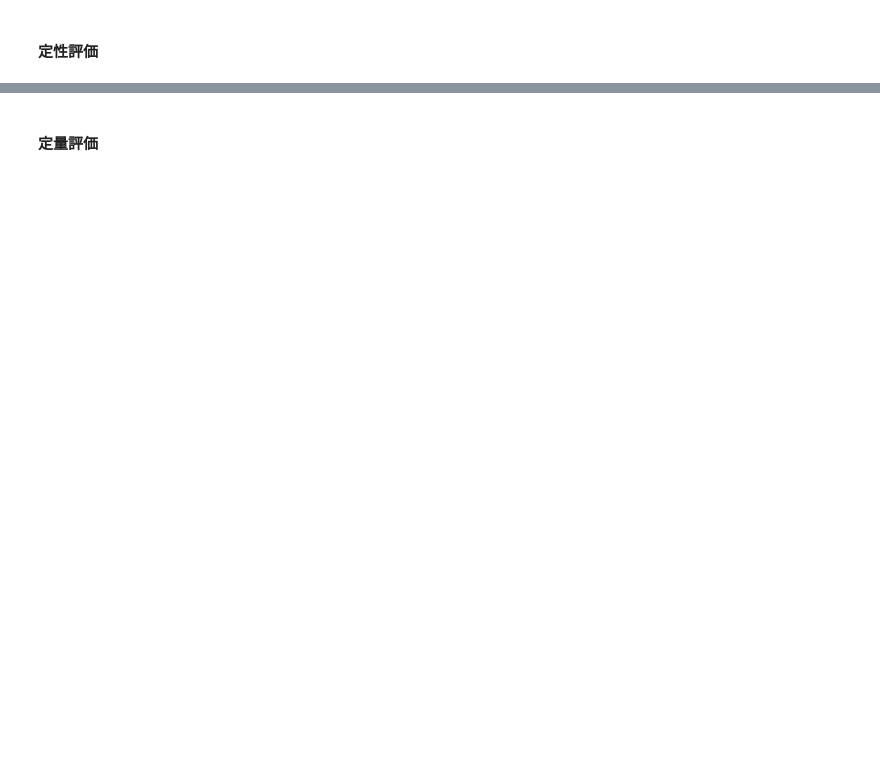
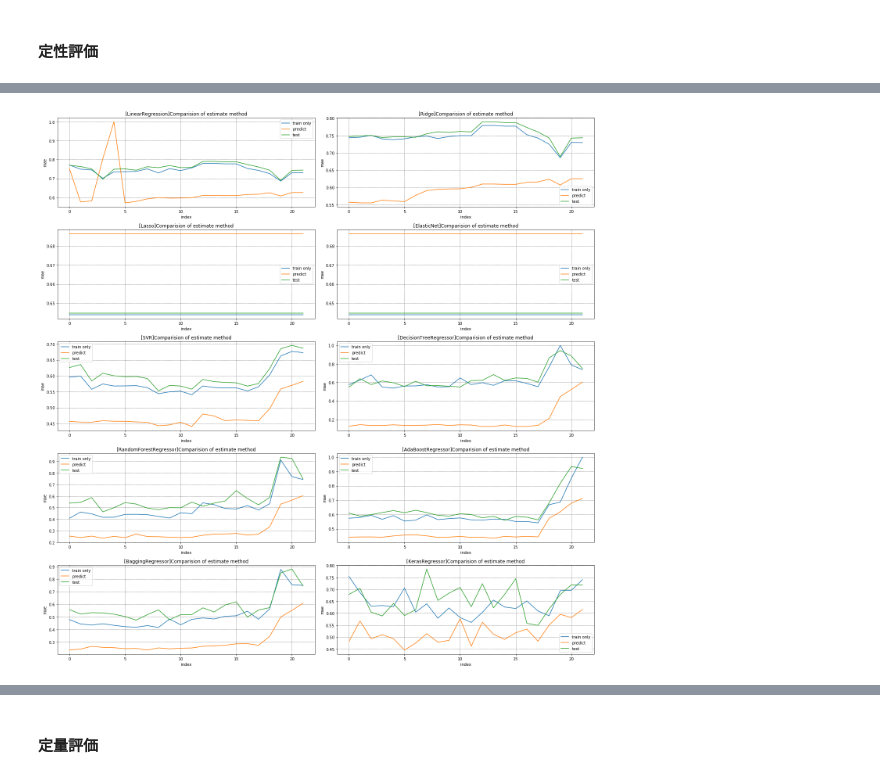
Before and after one commit to kusafusa-k/kaggle, a Jupyter notebook: Car_Fuel_Consumption/DAY3_work_草房慶.ipynb, the cells around one changed output, grey strips where cells are left out. Drawn from its saved outputs; the diff is of its cells as text; code cells hidden in the pictures; blank space fills up the shorter version.

```diff
--- a/Car_Fuel_Consumption/DAY3_work_草房慶.ipynb
+++ b/Car_Fuel_Consumption/DAY3_work_草房慶.ipynb
@@ -1083,3 +1119,89 @@ fig.show()
+# %%
+# グラフによる訓練誤差・汎化誤差の比較
+fig, ax = plt.subplots(5, 2, figsize=(20, 20))
+
+ax[0][0].set_title('[LinearRegression]Comparision of estimate method')
+ax[0][0].plot(lenearregression_mae.keys(), lenearregression_mae.values(), label='train only')
+ax[0][0].plot(lenearregression_predict_mae.keys(), lenearregression_predict_mae.values(), label='predict')
+ax[0][0].plot(lenearregression_test_mae.keys(), lenearregression_test_mae.values(), label='test')
+# ax[0][0].plot(lenearregression_cv_mae.keys(), lenearregression_cv_mae.values(), label='CV')
+# ax[0][0].plot(lenearregression_gs_mae.keys(), lenearregression_gs_mae.values(), label='CV + GS')
+
+ax[0][1].set_title('[Ridge]Comparision of estimate method')
+ax[0][1].plot(ridge_mae.keys(), ridge_mae.values(), label='train only')
+ax[0][1].plot(ridge_predict_mae.keys(), ridge_predict_mae.values(), label='predict')
+ax[0][1].plot(ridge_test_mae.keys(), ridge_test_mae.values(), label='test')
+# ax[1][1].plot(ridge_cv_mae.keys(), ridge_cv_mae.values(), label='CV')
+# ax[1][1].plot(ridge_gs_mae.keys(), ridge_gs_mae.values(), label='CV + GS')
+
+ax[1][0].set_title('[Lasso]Comparision of estimate method')
+ax[1][0].plot(lasso_mae.keys(), lasso_mae.values(), label='train only')
+ax[1][0].plot(lasso_predict_mae.keys(), lasso_predict_mae.values(), label='predict')
+ax[1][0].plot(lasso_test_mae.keys(), lasso_test_mae.values(), label='test')
+# ax[2].plot(lasso_cv_mae.keys(), lasso_cv_mae.values(), label='CV')
+# ax[2].plot(lasso_gs_mae.keys(), lasso_gs_mae.values(), label='CV + GS')
+
+ax[1][1].set_title('[ElasticNet]Comparision of estimate method')
+ax[1][1].plot(elasticnet_mae.keys(), elasticnet_mae.values(), label='train only')
+ax[1][1].plot(elasticnet_predict_mae.keys(), elasticnet_predict_mae.values(), label='predict')
+ax[1][1].plot(elasticnet_test_mae.keys(), elasticnet_test_mae.values(), label='test')
+# ax[1][1].plot(elasticnet_cv_mae.keys(), elasticnet_cv_mae.values(), label='CV')
+# ax[1][1].plot(elasticnet_gs_mae.keys(), elasticnet_gs_mae.values(), label='CV + GS')
+
+ax[2][0].set_title('[SVR]Comparision of estimate method')
+ax[2][0].plot(svr_mae.keys(), svr_mae.values(), label='train only')
+ax[2][0].plot(svr_predict_mae.keys(), svr_predict_mae.values(), label='predict')
+ax[2][0].plot(svr_test_mae.keys(), svr_test_mae.values(), label='test')
+# ax[2][0].plot(svr_cv_mae.keys(), svr_cv_mae.values(), label='CV')
+# ax[2][0].plot(svr_gs_mae.keys(), svr_gs_mae.values(), label='CV + GS')
+
+ax[2][1].set_title('[DecisionTreeRegressor]Comparision of estimate method')
+ax[2][1].plot(decisiontreeregressor_mae.keys(), decisiontreeregressor_mae.values(), label='train only')
+ax[2][1].plot(decisiontreeregressor_predict_mae.keys(), decisiontreeregressor_predict_mae.values(), label='predict')
+ax[2][1].plot(decisiontreeregressor_test_mae.keys(), decisiontreeregressor_test_mae.values(), label='test')
+# ax[2][1].plot(decisiontreeregressor_cv_mae.keys(), decisiontreeregressor_cv_mae.values(), label='CV')
+# ax[2][1].plot(decisiontreeregressor_gs_mae.keys(), decisiontreeregressor_gs_mae.values(), label='CV + GS')
+
+ax[3][0].set_title('[RandomForestRegressor]Comparision of estimate method')
+ax[3][0].plot(randomforestregressor_mae.keys(), randomforestregressor_mae.values(), label='train only')
+ax[3][0].plot(randomforestregressor_predict_mae.keys(), randomforestregressor_predict_mae.values(), label='predict')
+ax[3][0].plot(randomforestregressor_test_mae.keys(), randomforestregressor_test_mae.values(), label='test')
+# ax[3][0].plot(randomforestregressor_cv_mae.keys(), randomforestregressor_cv_mae.values(), label='CV')
+# ax[3][0].plot(randomforestregressor_gs_mae.keys(), randomforestregressor_gs_mae.values(), label='CV + GS')
+
+ax[3][1].set_title('[AdaBoostRegressor]Comparision of estimate method')
+ax[3][1].plot(adaboostregressor_mae.keys(), adaboostregressor_mae.values(), label='train only')
+ax[3][1].plot(adaboostregressor_predict_mae.keys(), adaboostregressor_predict_mae.values(), label='predict')
+ax[3][1].plot(adaboostregressor_test_mae.keys(), adaboostregressor_test_mae.values(), label='test')
+# ax[3][1].plot(adaboostregressor_cv_mae.keys(), adaboostregressor_cv_mae.values(), label='CV')
+# ax[3][1].plot(adaboostregressor_gs_mae.keys(), adaboostregressor_gs_mae.values(), label='CV + GS')
+
+ax[4][0].set_title('[BaggingRegressor]Comparision of estimate method')
+ax[4][0].plot(baggingregressor_mae.keys(), baggingregressor_mae.values(), label='train only')
+ax[4][0].plot(baggingregressor_predict_mae.keys(), baggingregressor_predict_mae.values(), label='predict')
+ax[4][0].plot(baggingregressor_test_mae.keys(), baggingregressor_test_mae.values(), label='test')
+# ax[4][0].plot(baggingregressor_cv_mae.keys(), baggingregressor_cv_mae.values(), label='CV')
+# ax[4][0].plot(baggingregressor_gs_mae.keys(), baggingregressor_gs_mae.values(), label='CV + GS')
+
+ax[4][1].set_title('[KerasRegressor]Comparision of estimate method')
+ax[4][1].plot(kerasregressor_mae.keys(), kerasregressor_mae.values(), label='train only')
+ax[4][1].plot(kerasregressor_predict_mae.keys(), kerasregressor_predict_mae.values(), label='predict')
+ax[4][1].plot(kerasregressor_test_mae.keys(), kerasregressor_test_mae.values(), label='test')
+# ax[4][1].plot(kerasregressor_cv_mae.keys(), kerasregressor_cv_mae.values(), label='CV')
+# ax[4][1].plot(kerasregressor_gs_mae.keys(), kerasregressor_gs_mae.values(), label='CV + GS')
+
+for i in range(5):
+    for j in range(2):
+        ax[i][j].set_xlabel('index')
+        ax[i][j].set_ylabel('mae')
+        ax[i][j].grid(which='major', color='black', linestyle=':')
+        ax[i][j].grid(which='minor', color='black', linestyle=':')
+        ax[i][j].legend()
+
+fig.tight_layout()
+fig.show()
+# %% [output]
+[figure, added]
 # %%
 # グラフによるモデルの比較
 fig, ax = plt.subplots(2, 1, figsize=(10, 10))
```
Also changed, not shown: parts of 29 cells of this notebook.
